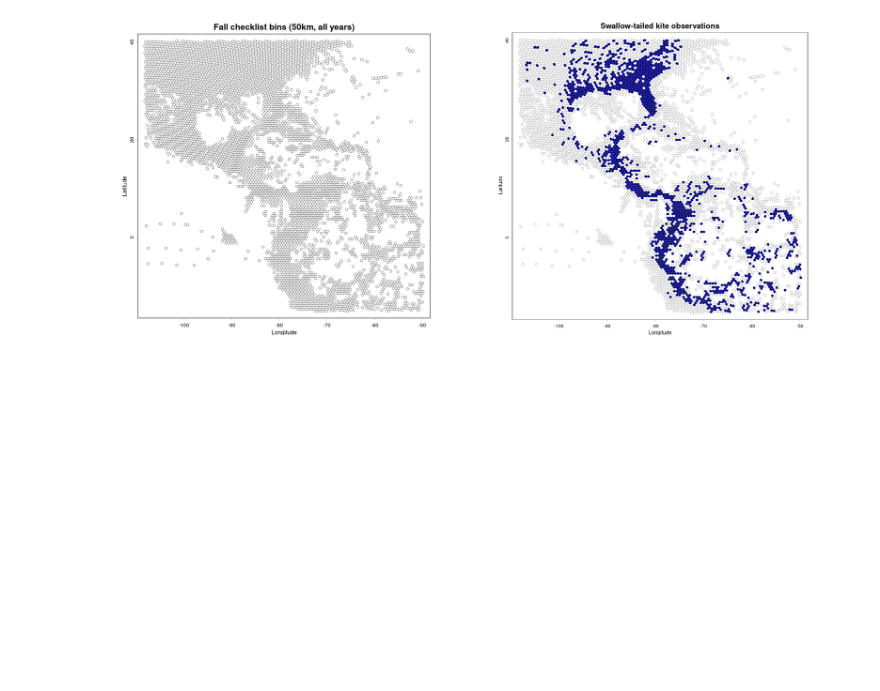
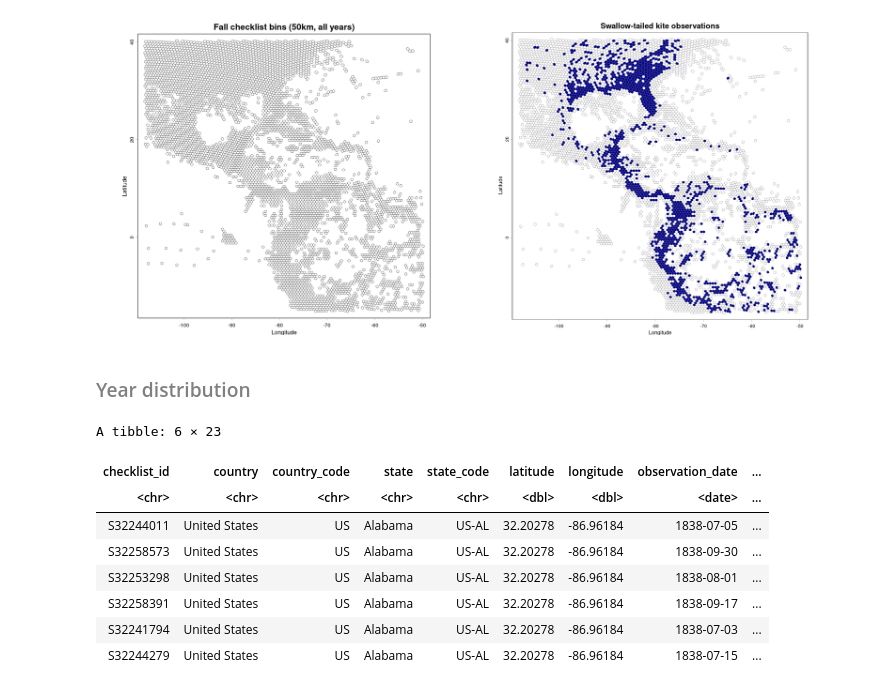
Before and after one commit to jbowen102/CS416_Narrative_Vis_project, a Jupyter notebook: eBird_data_extract.ipynb, the cells around one changed output. Cells and saved outputs as stored; diff of their text form; code cells hidden in the pictures; blank space fills up the shorter version.

```diff
--- a/eBird_data_extract.ipynb
+++ b/eBird_data_extract.ipynb
@@ -833,3 +837,19 @@ plot(
 )
 # %% [output]
 [figure]
+# %% [markdown]
+### <span style="color: grey">Year distribution</span>
+# %%
+# mutate(ebd_df,
+#     obs_year = year(observation_date))
+ebd_df[ebd_df["year"] == "1838",]
+# %% [output]
+A tibble: 6 × 23
+| checklist_id | country | country_code | state | state_code | latitude | longitude | observation_date | ... |
+| <chr> | <chr> | <chr> | <chr> | <chr> | <dbl> | <dbl> | <date> | ... |
+| S32244011 | United States | US | Alabama | US-AL | 32.20278 | -86.96184 | 1838-07-05 | ... |
+| S32258573 | United States | US | Alabama | US-AL | 32.20278 | -86.96184 | 1838-09-30 | ... |
+| S32253298 | United States | US | Alabama | US-AL | 32.20278 | -86.96184 | 1838-08-01 | ... |
+| S32258391 | United States | US | Alabama | US-AL | 32.20278 | -86.96184 | 1838-09-17 | ... |
+| S32241794 | United States | US | Alabama | US-AL | 32.20278 | -86.96184 | 1838-07-03 | ... |
+| S32244279 | United States | US | Alabama | US-AL | 32.20278 | -86.96184 | 1838-07-15 | ... |
```
Also changed, not shown: parts of 5 cells of this notebook.
